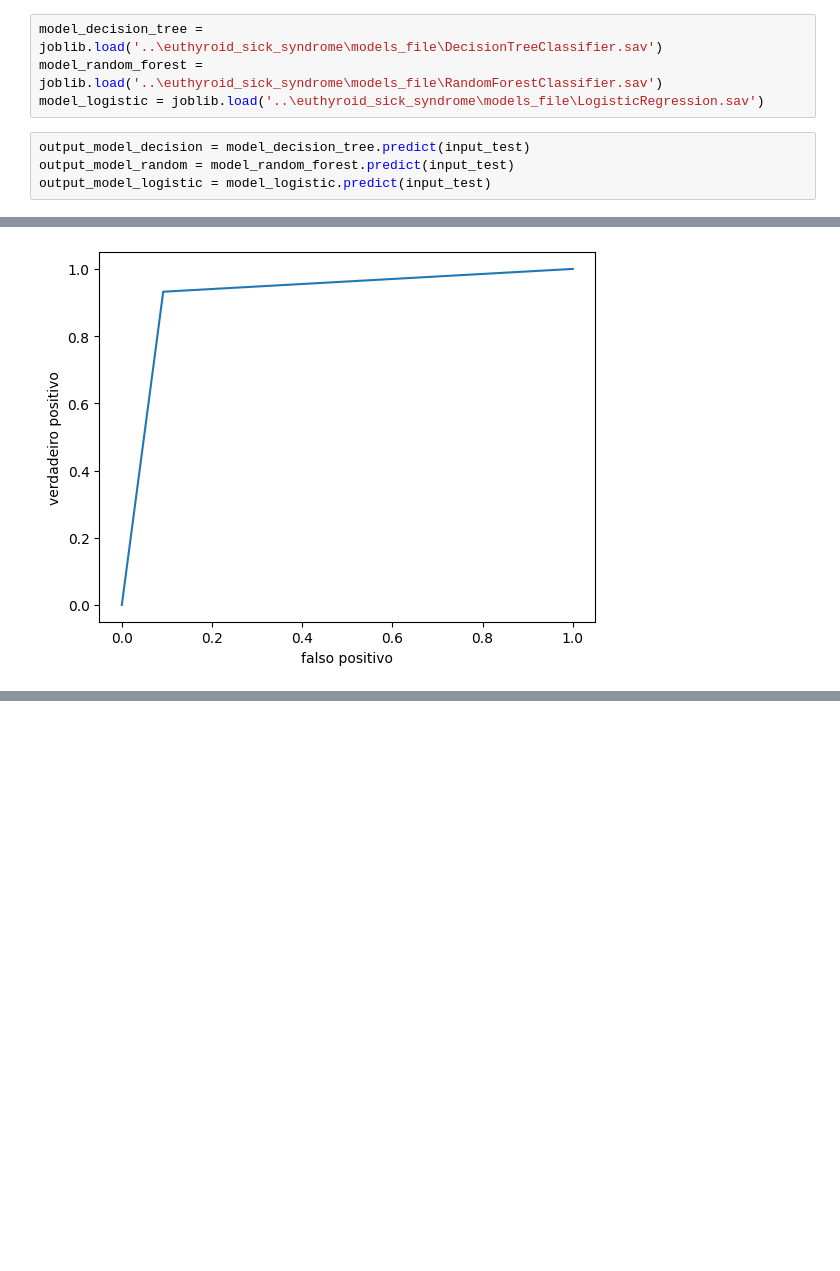
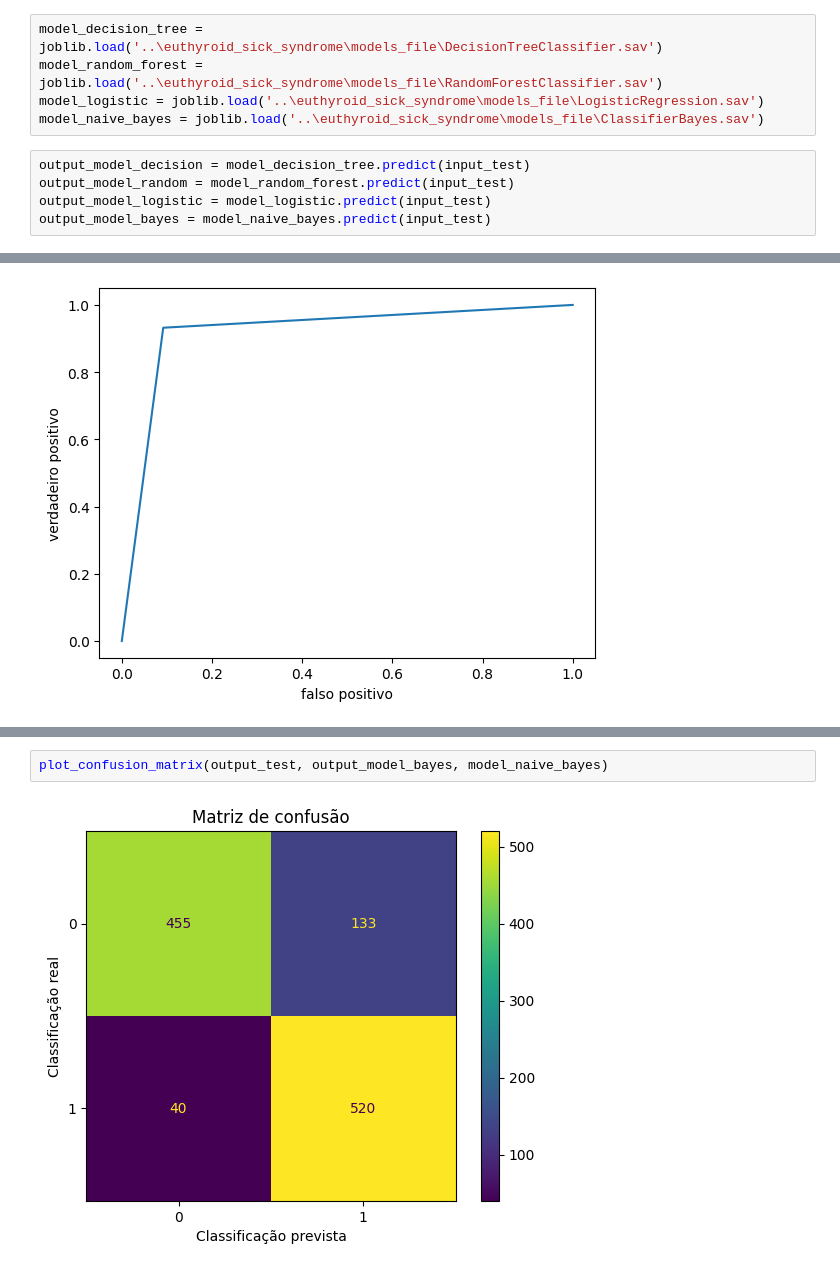
Before and after one commit to cilab-ufersa/euthyroid_sick_syndrome, a Jupyter notebook: euthyroid_sick_syndrome/plot_figures.ipynb, the cells around one changed output, grey strips where cells are left out. Cells and saved outputs as stored; diff of their text form; blank space fills up the shorter version.

```diff
--- a/euthyroid_sick_syndrome/plot_figures.ipynb
+++ b/euthyroid_sick_syndrome/plot_figures.ipynb
@@ -22,10 +22,12 @@ input_train, input_test, output_train, output_test = slipt_and_standardize_datas
 model_decision_tree = joblib.load('..\euthyroid_sick_syndrome\models_file\DecisionTreeClassifier.sav')
 model_random_forest = joblib.load('..\euthyroid_sick_syndrome\models_file\RandomForestClassifier.sav')
 model_logistic = joblib.load('..\euthyroid_sick_syndrome\models_file\LogisticRegression.sav')
+model_naive_bayes = joblib.load('..\euthyroid_sick_syndrome\models_file\ClassifierBayes.sav')
 # %%
 output_model_decision = model_decision_tree.predict(input_test)
 output_model_random = model_random_forest.predict(input_test)
 output_model_logistic = model_logistic.predict(input_test)
+output_model_bayes = model_naive_bayes.predict(input_test)
 # %% [markdown]
 ## Métricas para o modelo Decision Tree
 # %%
@@ -100,0 +115,4 @@ roc(output_test, output_model_logistic)
+# %%
+plot_confusion_matrix(output_test, output_model_bayes, model_naive_bayes)
+# %% [output]
+[figure, added]
```
Also changed, not shown: parts of 5 cells of this notebook.
